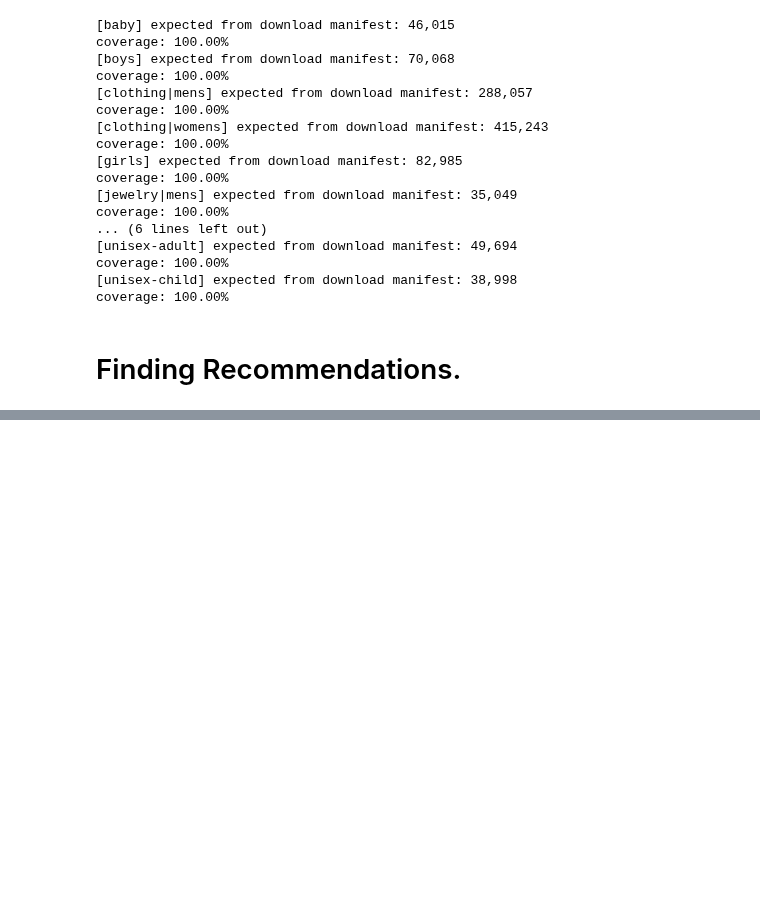
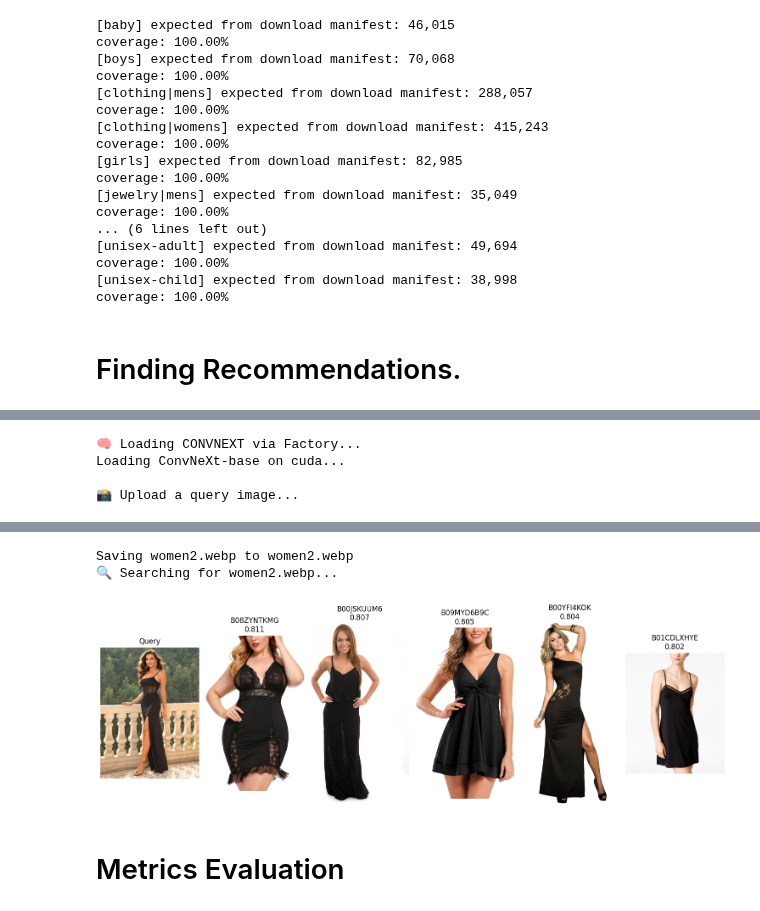
Before and after one commit to rahulorihiki/Product_Recommender_with_Virtual_Dressing_System_with_MLOps, a Jupyter notebook: research/Content_Based_Models_Tryout.ipynb, the cells around one changed output, grey strips where cells are left out. Saved outputs shown, nothing was run; the diff lists cells and outputs as text; code cells hidden in the pictures; blank space fills up the shorter version.

```diff
--- a/research/Content_Based_Models_Tryout.ipynb
+++ b/research/Content_Based_Models_Tryout.ipynb
@@ -327,0 +525,5 @@ class ModelFactory:
+# %%
+shards = list_shards("/ignored")  # argument is ignored by our override
+print("HF shards:", shards[:10], "… total:", len(shards))
+SHARD = shards[0] if shards else None
+SHARD
@@ -1266,0 +1820,34 @@ coverage: 100.00%
+# %%
+# ==========================================
+# CONFIGURATION (Change MODEL_NAME to switch models)
+# ==========================================
+MODEL_NAME = "convnext" # Options: resnet50, convnext, dinov2, siglip, fashionclip
+
+print(f"🚀 Initializing Index Pipeline for: {MODEL_NAME.upper()}")
+
+BASE_DIR        = "/content/drive/MyDrive/Product_Recommender_End_to_End_with_virtual_dressing"
+SHARDS_STORE    = f"{BASE_DIR}/Features/{MODEL_NAME}/shards"
+
+# Drive Destination Paths (Dynamic based on Model)
+DRIVE_DEST_DIR          = os.path.join(BASE_DIR, "Artifacts", "Indices", MODEL_NAME)
+FINAL_SHARDS_DRIVE_PATH = os.path.join(DRIVE_DEST_DIR, "vector_data")
+DRIVE_SKELETON          = os.path.join(DRIVE_DEST_DIR, "IVF_4096.index")
+MASTER_INDEX            = os.path.join(DRIVE_DEST_DIR, "trained_IVF4096.index")
+
+# Universal Mappings (Not model specific)
+DRIVE_URL_DB  = os.path.join(BASE_DIR, "Artifacts", "Mappings", "asin2url.sqlite")
+LOCAL_URL_DB  = "/content/asin2url.sqlite"
+
+# Local Work Space (Colab Local Disk)
+TEMP_WORK_DIR   = "/content/temp_shards"
+LOCAL_META_DB   = "/content/faiss_metadata.sqlite"
+LOCAL_FINAL_IVF = "/content/vectors_data.ivfdata"
+LOCAL_SHARDS_DIR = "/content/temp_shards"
+
+# Hardware Settings
+DEVICE = "cuda" if torch.cuda.is_available() else "cpu"
+NUM_WORKERS = os.cpu_count()
+FILES_PER_BATCH = 15
+UPLOAD_THREADS = 8
+
+print("Device:", DEVICE, "| num_workers:", NUM_WORKERS)
@@ -1266,0 +2175,8 @@ coverage: 100.00%
+# %%
+# To find the recommendation
+interactive_search()
+# %% [output]
+🧠 Loading CONVNEXT via Factory...
+Loading ConvNeXt-base on cuda...
+
+📸 Upload a query image...
@@ -1266,0 +2184,5 @@ coverage: 100.00%
+Saving women2.webp to women2.webp
+🔍 Searching for women2.webp...
+[figure, added]
+# %% [markdown]
+# Metrics Evaluation
```
Also changed, not shown: parts of 57 cells of this notebook.
